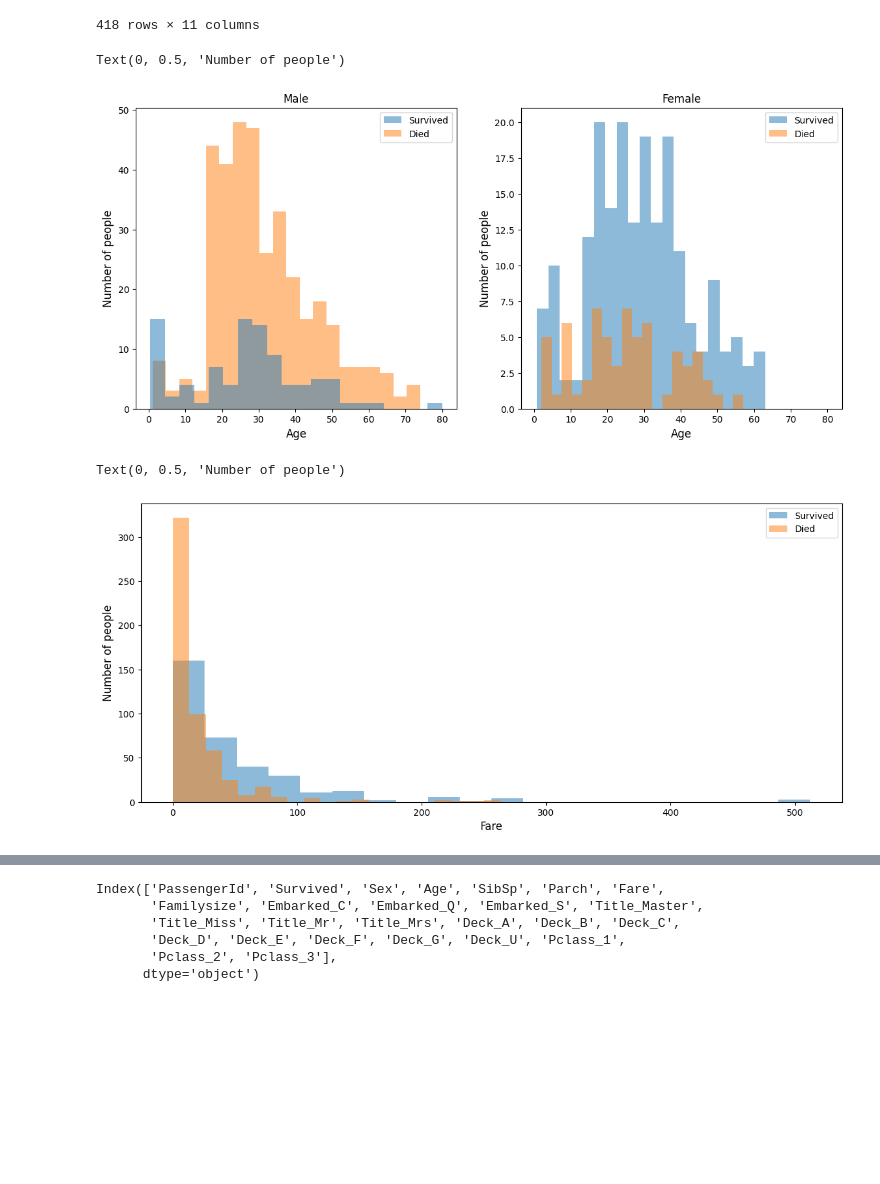
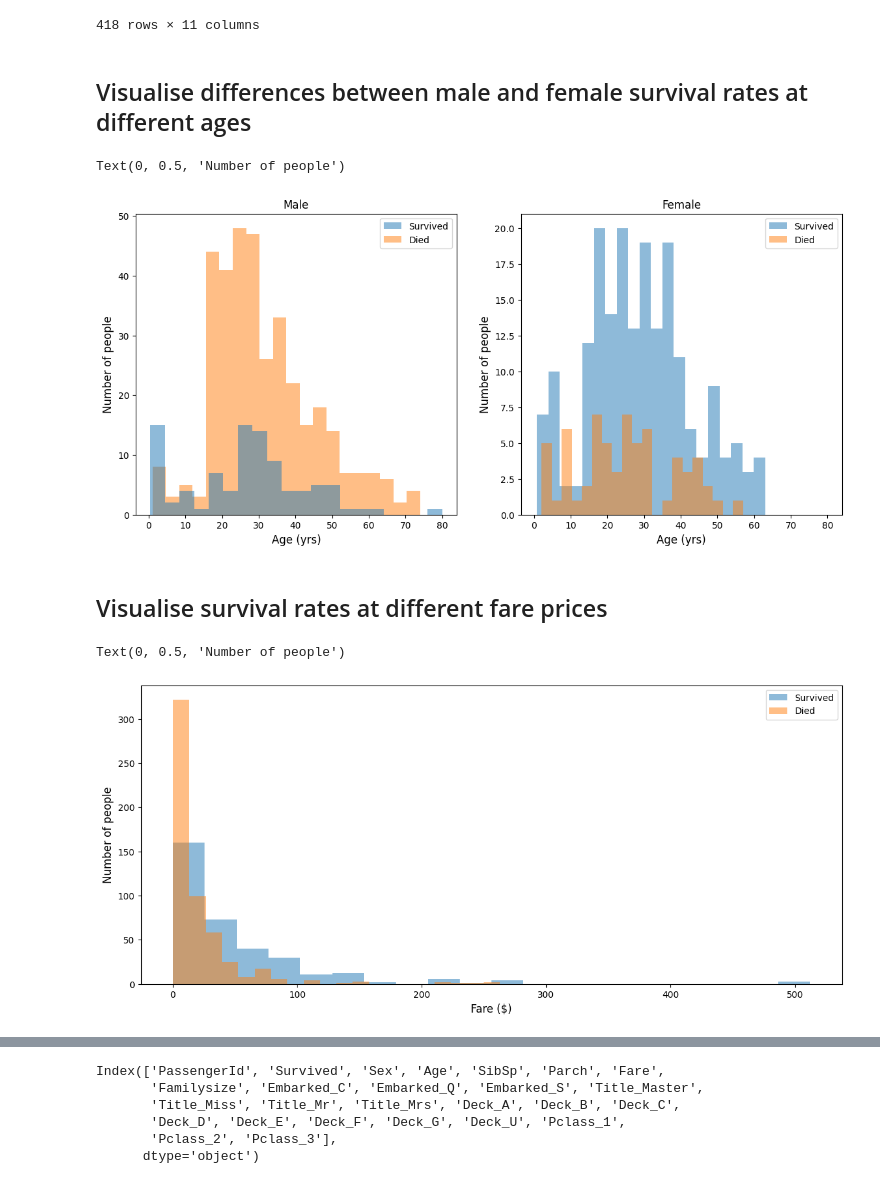
Before and after one commit to lnsayer/kaggle-projects, a Jupyter notebook: final-titanic-notebook.ipynb, the cells around one changed output, grey strips where cells are left out. Drawn from its saved outputs; the diff is of its cells as text; code cells hidden in the pictures; blank space fills up the shorter version.

```diff
--- a/final-titanic-notebook.ipynb
+++ b/final-titanic-notebook.ipynb
@@ -52,41 +57,45 @@ display(test_df)
 | 416 | 1308 | 3 | Ware, Mr. Frederick | male | NaN | 0 | 0 | 359309 | 8.0500 | NaN | ... |
 | 417 | 1309 | 3 | Peter, Master. Michael J | male | NaN | 1 | 1 | 2668 | 22.3583 | NaN | ... |
 418 rows × 11 columns
+# %% [markdown]
+## Visualise differences between male and female survival rates at different ages
 # %%
 # Dataframes of male and female survivals
 male_train_df = train_df.loc[train_df['Sex'] == 'male']
 female_train_df = train_df.loc[train_df['Sex'] == 'female']
 
 male_survived_df = male_train_df.loc[male_train_df['Survived'] == 1]
 male_died_df = male_train_df.loc[male_train_df['Survived'] == 0]
 
 female_survived_df = female_train_df.loc[female_train_df['Survived'] == 1]
 female_died_df = female_train_df.loc[female_train_df['Survived'] == 0]
 
 # Initiating the plots
 fig, (ax0,ax1) = plt.subplots(nrows=1, ncols=2, figsize=(14,6), sharex=True)
 
 # Male and female survived histograms, respectively
 histogram_male_survived = ax0.hist(male_survived_df['Age'], bins=20, alpha=0.5,  label='Survived', color='C0', zorder=1);
 histogram_male_died = ax0.hist(male_died_df['Age'], bins=20, alpha=0.5,  label='Died', color='C1', zorder=0);
 
 histogram_female_survived = ax1.hist(female_survived_df['Age'], bins=20, alpha=0.5,  label='Survived');
 histogram_female_died = ax1.hist(female_died_df['Age'], bins=20, alpha=0.5,  label='Died');
 
 # Add a legend to ax0
 ax0.legend()
 ax1.legend()
 # Set titles
 ax0.set(title='Male', xlabel='Age', ylabel='Number of people');
 ax1.set(title='Female', xlabel='Age', ylabel='Number of people');
 # Set labels
-ax0.set_xlabel('Age', fontsize = 12)
+ax0.set_xlabel('Age (yrs)', fontsize = 12)
 ax0.set_ylabel('Number of people', fontsize = 12)
-ax1.set_xlabel('Age', fontsize = 12)
+ax1.set_xlabel('Age (yrs)', fontsize = 12)
 ax1.set_ylabel('Number of people', fontsize = 12)
 # %% [output]
 Text(0, 0.5, 'Number of people')
-[figure, old version]
+[figure, new version]
+# %% [markdown]
+## Visualise survival rates at different fare prices
 # %%
 # Plot histograms of the Number who survived/died according to fare price
 survived_df = train_df.loc[train_df['Survived'] == 1]
@@ -102,8 +111,8 @@ died_ = ax.hist(died_df['Fare'], bins=20, alpha=0.5,  label='Died', color='C1',
 # Add a legend to ax0
 ax.legend()
 # Set labels
-ax.set_xlabel('Fare', fontsize = 12)
+ax.set_xlabel('Fare ($)', fontsize = 12)
 ax.set_ylabel('Number of people', fontsize = 12)
 # %% [output]
 Text(0, 0.5, 'Number of people')
-[figure, old version]
+[figure, new version]
```
Also changed, not shown: parts of 21 cells of this notebook.
